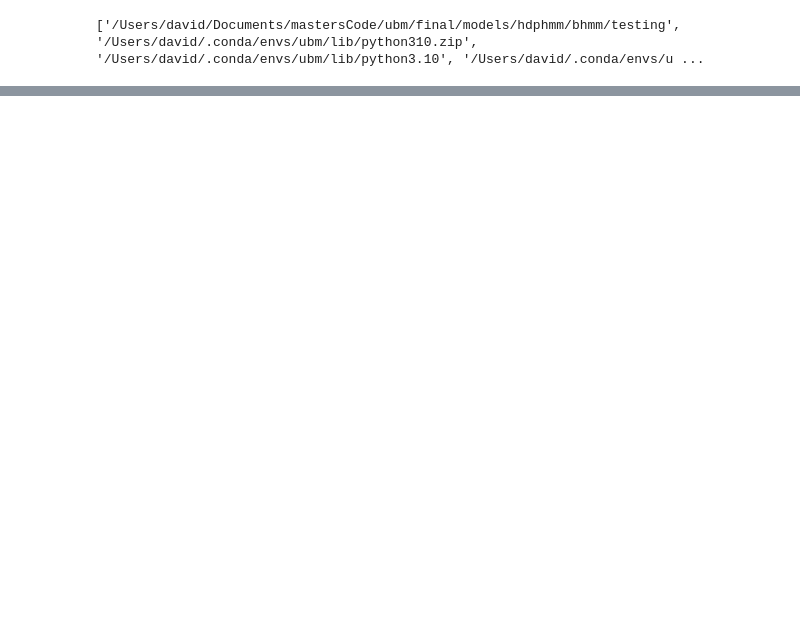
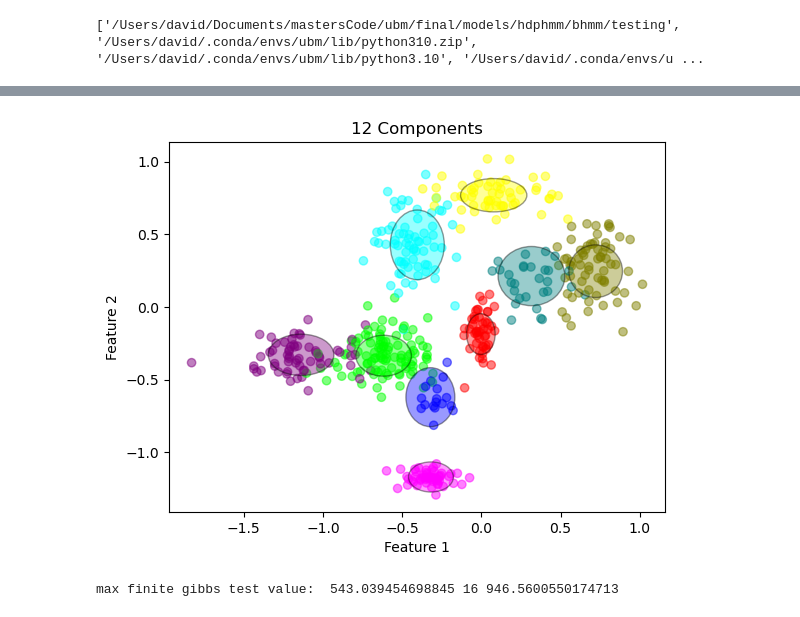
Before and after one commit to Davidjames9610/ubm, a Jupyter notebook: final/models/hdphmm/bhmm/testing/synthetic_data_v2.ipynb, the cells around one changed output, grey strips where cells are left out. Drawn from its saved outputs; the diff is of its cells as text; code cells hidden in the pictures; blank space fills up the shorter version.

```diff
--- a/final/models/hdphmm/bhmm/testing/synthetic_data_v2.ipynb
+++ b/final/models/hdphmm/bhmm/testing/synthetic_data_v2.ipynb
@@ -80,0 +169,10 @@ KeyboardInterrupt:
+# %%
+# temp = np.argmax([results_em['components'][some_key]['test'] for some_key in results_em['components']])
+hmm_temp = results_gibbs_finite['components'][12]['models'][0]
+plot_hmm.plot_hmm_data(curr_test[1], hmm_temp.predict(curr_test[1]), hmm_temp.n_components, hmm_temp.means_, hmm_temp.covars_, feature_a=0, feature_b=1, legend=False, title='12 Components')
+# %% [output]
+[figure, added]
+# %%
+print('max finite gibbs test value: ', np.max([results_gibbs_finite['components'][some_key]['test'] for some_key in results_gibbs_finite['components']]), (np.argmax([results_gibbs_finite['components'][some_key]['test'] for some_key in results_gibbs_finite['components']])), results_gibbs_finite['total_time'])
+# %% [output]
+max finite gibbs test value:  543.039454698845 16 946.5600550174713
```
Also changed, not shown: parts of 23 cells of this notebook, 20 other files.
